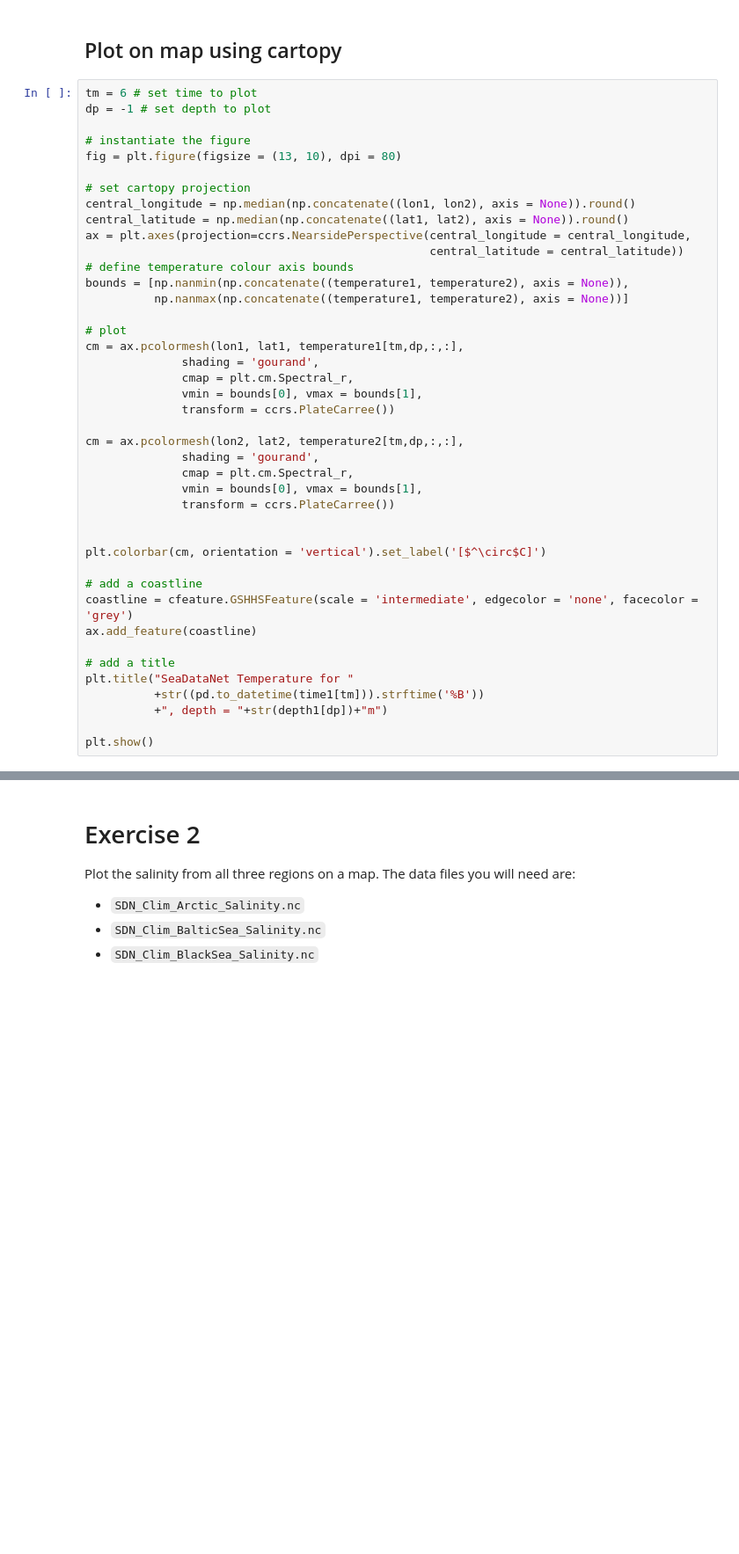
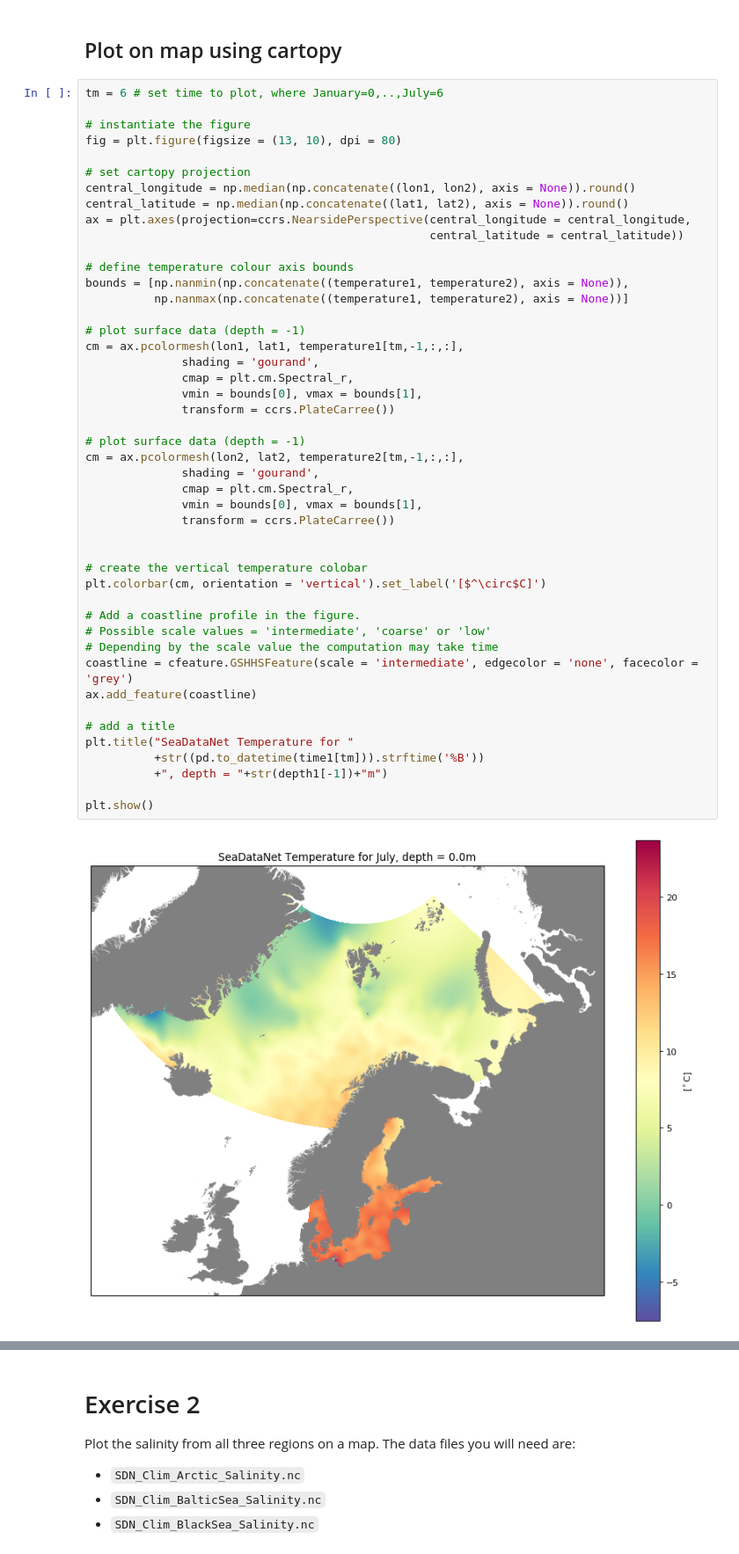
Before and after one commit to EGI-Federation/training-notebooks-seadatanet, a Jupyter notebook: index.ipynb, the cells around one changed output, grey strips where cells are left out. Shown at 88% size. Saved outputs shown, nothing was run; the diff lists cells and outputs as text; blank space fills up the shorter version.

```diff
--- a/index.ipynb
+++ b/index.ipynb
@@ -62,8 +83,7 @@ temperature2 = ds2.Temperature.values
 # %% [markdown]
 ## Plot on map using cartopy
 # %%
-tm = 6 # set time to plot
-dp = -1 # set depth to plot
+tm = 6 # set time to plot, where January=0,..,July=6
 
 # instantiate the figure
 fig = plt.figure(figsize = (13, 10), dpi = 80)
@@ -71,38 +91,45 @@ fig = plt.figure(figsize = (13, 10), dpi = 80)
 # set cartopy projection
 central_longitude = np.median(np.concatenate((lon1, lon2), axis = None)).round()
 central_latitude = np.median(np.concatenate((lat1, lat2), axis = None)).round()
 ax = plt.axes(projection=ccrs.NearsidePerspective(central_longitude = central_longitude,
                                                   central_latitude = central_latitude))
+
 # define temperature colour axis bounds
 bounds = [np.nanmin(np.concatenate((temperature1, temperature2), axis = None)),
           np.nanmax(np.concatenate((temperature1, temperature2), axis = None))]
 
-# plot
-cm = ax.pcolormesh(lon1, lat1, temperature1[tm,dp,:,:],
+# plot surface data (depth = -1)
+cm = ax.pcolormesh(lon1, lat1, temperature1[tm,-1,:,:],
               shading = 'gourand',
               cmap = plt.cm.Spectral_r,
               vmin = bounds[0], vmax = bounds[1],
               transform = ccrs.PlateCarree())
 
-cm = ax.pcolormesh(lon2, lat2, temperature2[tm,dp,:,:],
+# plot surface data (depth = -1)
+cm = ax.pcolormesh(lon2, lat2, temperature2[tm,-1,:,:],
               shading = 'gourand',
               cmap = plt.cm.Spectral_r,
               vmin = bounds[0], vmax = bounds[1],
               transform = ccrs.PlateCarree())
 
 
+# create the vertical temperature colobar
 plt.colorbar(cm, orientation = 'vertical').set_label('[$^\circ$C]')
 
-# add a coastline
+# Add a coastline profile in the figure.
+# Possible scale values = 'intermediate', 'coarse' or 'low'
+# Depending by the scale value the computation may take time
 coastline = cfeature.GSHHSFeature(scale = 'intermediate', edgecolor = 'none', facecolor = 'grey')
 ax.add_feature(coastline)
 
 # add a title
 plt.title("SeaDataNet Temperature for "
           +str((pd.to_datetime(time1[tm])).strftime('%B'))
-          +", depth = "+str(depth1[dp])+"m")
+          +", depth = "+str(depth1[-1])+"m")
 
 plt.show()
+# %% [output]
+[figure, added]
 # %% [markdown]
 # Exercise 1
 The above demo gives you an example of how to plot data from two regions on a map. We have plotted the following two data:
```
Also changed, not shown: parts of 3 cells of this notebook.
